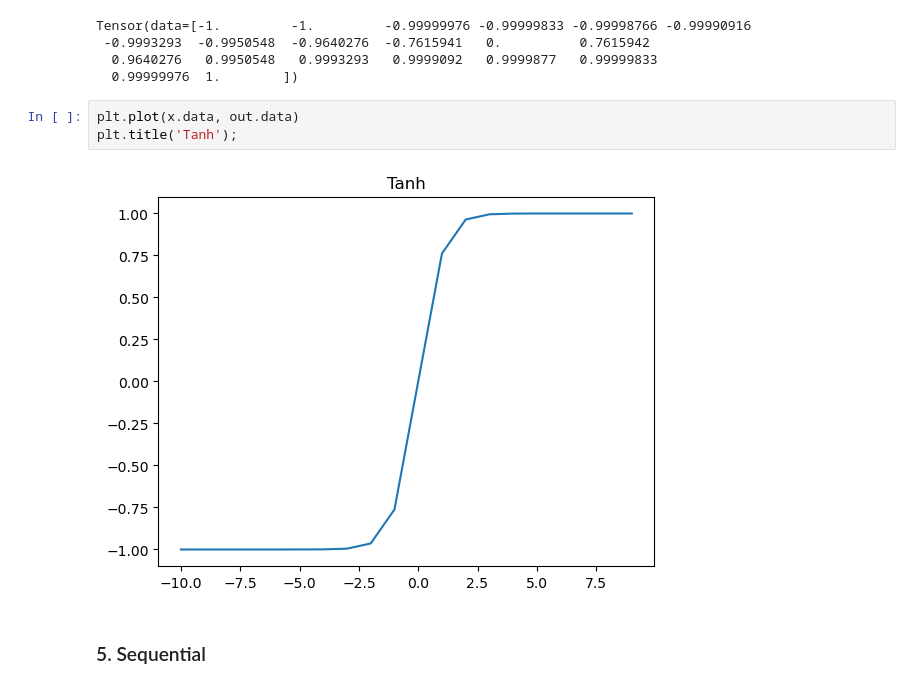
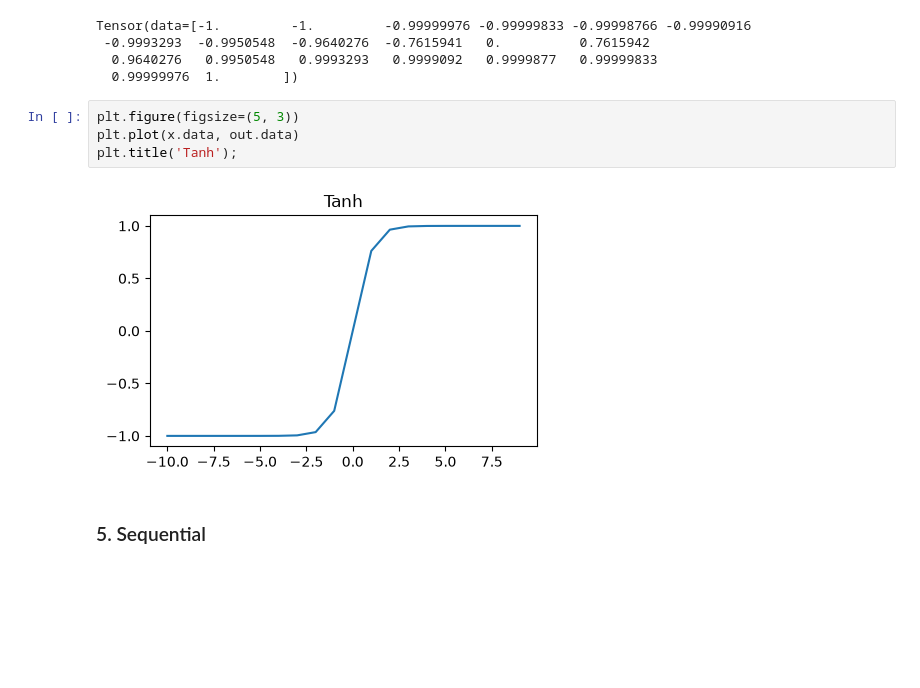
Before and after one commit to KaitoML/nano-dl-framework, a Jupyter notebook: tests.ipynb, the cells around one changed output. Drawn from its saved outputs; the diff is of its cells as text; blank space fills up the shorter version.

```diff
--- a/tests.ipynb
+++ b/tests.ipynb
@@ -216,10 +217,11 @@ Tensor(data=[-1.         -1.         -0.99999976 -0.99999833 -0.99998766 -0.9999
   0.9640276   0.9950548   0.9993293   0.9999092   0.9999877   0.99999833
   0.99999976  1.        ])
 # %%
+plt.figure(figsize=(5, 3))
 plt.plot(x.data, out.data)
 plt.title('Tanh');
 # %% [output]
-[figure, old version]
+[figure, new version]
 # %% [markdown]
 ### 5. Sequential
 # %%
```
Also changed, not shown: parts of 20 cells of this notebook.
